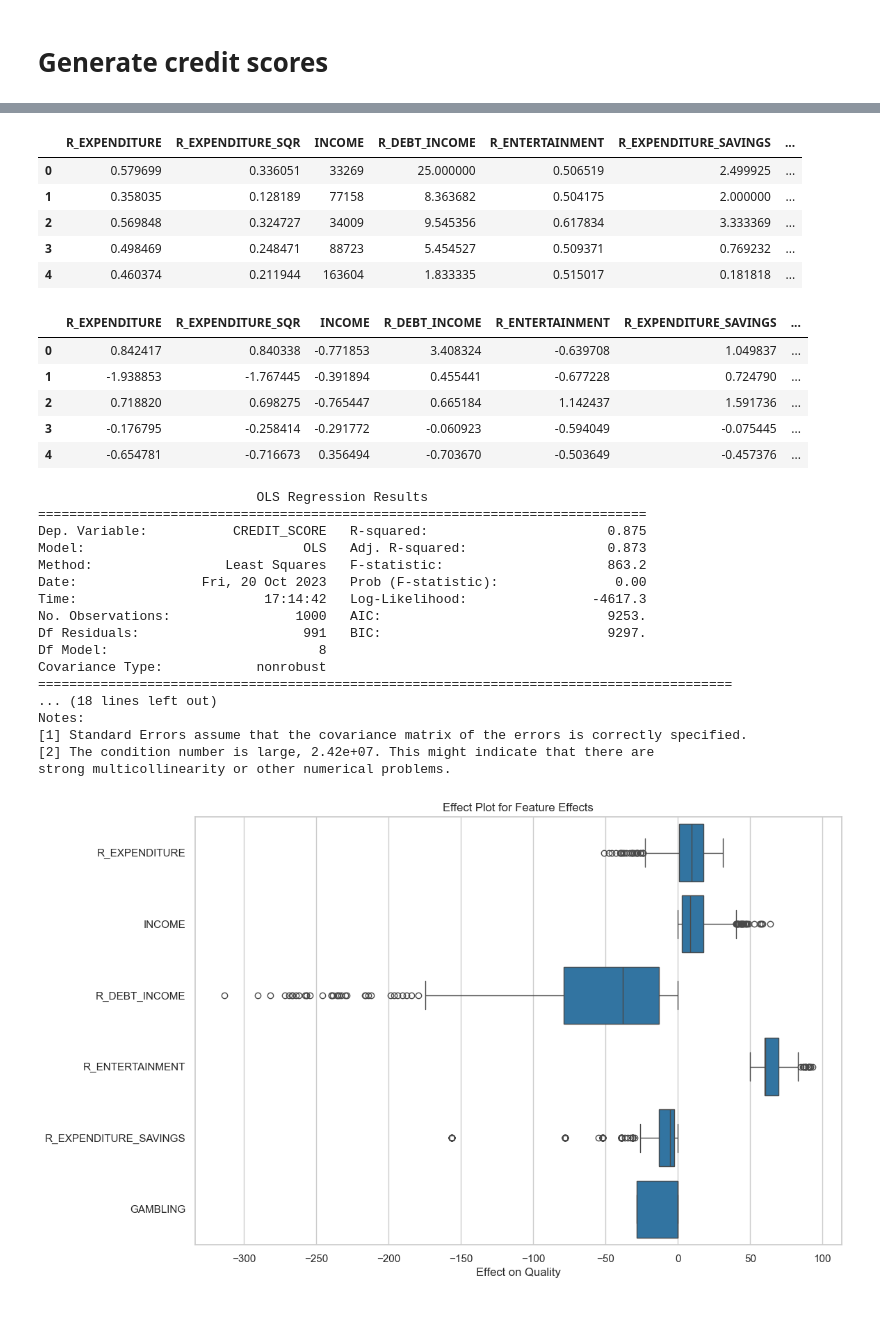
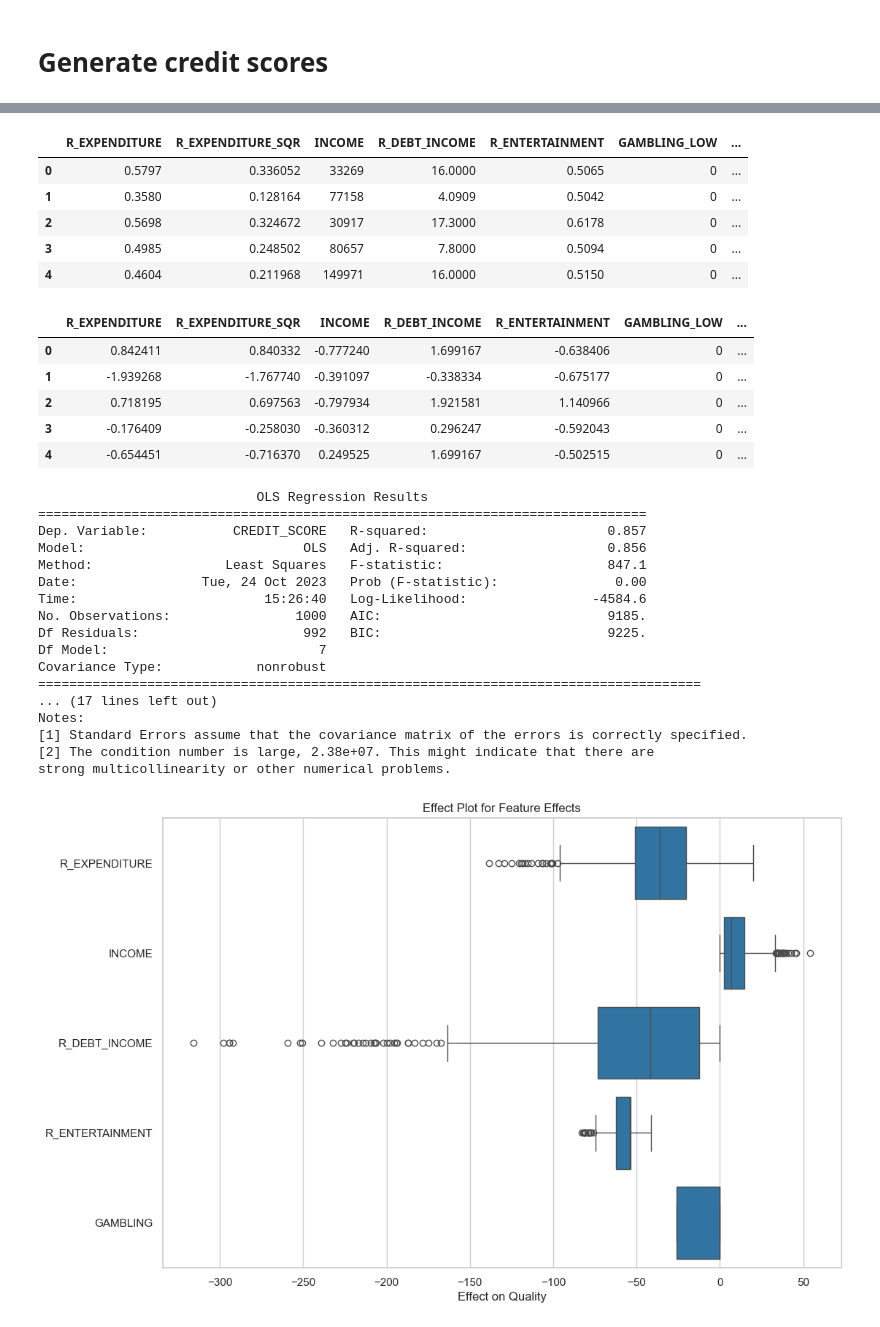
Before and after one commit to a-data-odyssey/XAI-tutorial, a Jupyter notebook: src/misc/transaction_data_generator.ipynb, the cells around one changed output, grey strips where cells are left out. Saved outputs shown, nothing was run; the diff lists cells and outputs as text; code cells hidden in the pictures.

```diff
--- a/src/misc/transaction_data_generator.ipynb
+++ b/src/misc/transaction_data_generator.ipynb
@@ -588,7 +590,7 @@ for CUST_ID,CUST_TYPE in transactions_sum[['CUST_ID','CUST_TYPE']].values:
         features[f"T_{exp_type}_12"] = months_12[exp_type]
         features[f"T_{exp_type}_6"] = months_6[exp_type]
 
-        if months_12[exp_type] == 0:
+        if months_6[exp_type] == 0:
             features[f"R_{exp_type}"] = np.nan
         else:
             features[f"R_{exp_type}"] = months_6[exp_type]/months_12[exp_type]
@@ -676,7 +678,7 @@ df_features
 # Generate credit scores
 # %%
 # Select features used to generate credit score
-df_selected = df_features[['R_EXPENDITURE','INCOME','R_DEBT_INCOME','R_ENTERTAINMENT','R_EXPENDITURE_SAVINGS','T_GAMBLING_12']].copy()
+df_selected = df_features[['R_EXPENDITURE','INCOME','R_DEBT_INCOME','R_ENTERTAINMENT','T_GAMBLING_12']].copy()
 
 # Categorical feature for gambling
 df_selected['GAMBLING_CAT'] = pd.cut(df_selected['T_GAMBLING_12'],bins=[-1,1,1000,50000],labels=['No','Low','High'])
@@ -720,20 +719,20 @@ max                10.002385
 # %%
 # Get model features
-X = df_selected[['R_EXPENDITURE','INCOME','R_DEBT_INCOME','R_ENTERTAINMENT','R_EXPENDITURE_SAVINGS']].copy()
+X = df_selected[['R_EXPENDITURE','INCOME','R_DEBT_INCOME','R_ENTERTAINMENT']].copy()
 X['R_EXPENDITURE_SQR'] = X['R_EXPENDITURE']**2
 X['GAMBLING_NONE'] = df_selected['GAMBLING_CAT'].apply(lambda x: 1 if x == 'No' else 0)
 X['GAMBLING_LOW'] = df_selected['GAMBLING_CAT'].apply(lambda x: 1 if x == 'Low' else 0)
 X['GAMBLING_HIGH']  = df_selected['GAMBLING_CAT'].apply(lambda x: 1 if x == 'High' else 0)
 
-X = X[['R_EXPENDITURE','R_EXPENDITURE_SQR','INCOME','R_DEBT_INCOME','R_ENTERTAINMENT','R_EXPENDITURE_SAVINGS','GAMBLING_LOW','GAMBLING_HIGH']]
+X = X[['R_EXPENDITURE','R_EXPENDITURE_SQR','INCOME','R_DEBT_INCOME','R_ENTERTAINMENT','GAMBLING_LOW','GAMBLING_HIGH']]
 X.head()
 # %% [output]
-|  | R_EXPENDITURE | R_EXPENDITURE_SQR | INCOME | R_DEBT_INCOME | R_ENTERTAINMENT | R_EXPENDITURE_SAVINGS | ... |
-| 0 | 0.579699 | 0.336051 | 33269 | 25.000000 | 0.506519 | 2.499925 | ... |
-| 1 | 0.358035 | 0.128189 | 77158 | 8.363682 | 0.504175 | 2.000000 | ... |
-| 2 | 0.569848 | 0.324727 | 34009 | 9.545356 | 0.617834 | 3.333369 | ... |
-| 3 | 0.498469 | 0.248471 | 88723 | 5.454527 | 0.509371 | 0.769232 | ... |
-| 4 | 0.460374 | 0.211944 | 163604 | 1.833335 | 0.515017 | 0.181818 | ... |
+|  | R_EXPENDITURE | R_EXPENDITURE_SQR | INCOME | R_DEBT_INCOME | R_ENTERTAINMENT | GAMBLING_LOW | ... |
+| 0 | 0.5797 | 0.336052 | 33269 | 16.0000 | 0.5065 | 0 | ... |
+| 1 | 0.3580 | 0.128164 | 77158 | 4.0909 | 0.5042 | 0 | ... |
+| 2 | 0.5698 | 0.324672 | 30917 | 17.3000 | 0.6178 | 0 | ... |
+| 3 | 0.4985 | 0.248502 | 80657 | 7.8000 | 0.5094 | 0 | ... |
+| 4 | 0.4604 | 0.211968 | 149971 | 16.0000 | 0.5150 | 0 | ... |
 # %%
 # Scale features
 from sklearn.preprocessing import StandardScaler, MinMaxScaler
@@ -749,12 +748,12 @@ X_scaled['GAMBLING_HIGH'] = X['GAMBLING_HIGH']
 
 X_scaled.head()
 # %% [output]
-|  | R_EXPENDITURE | R_EXPENDITURE_SQR | INCOME | R_DEBT_INCOME | R_ENTERTAINMENT | R_EXPENDITURE_SAVINGS | ... |
-| 0 | 0.842417 | 0.840338 | -0.771853 | 3.408324 | -0.639708 | 1.049837 | ... |
-| 1 | -1.938853 | -1.767445 | -0.391894 | 0.455441 | -0.677228 | 0.724790 | ... |
-| 2 | 0.718820 | 0.698275 | -0.765447 | 0.665184 | 1.142437 | 1.591736 | ... |
-| 3 | -0.176795 | -0.258414 | -0.291772 | -0.060923 | -0.594049 | -0.075445 | ... |
-| 4 | -0.654781 | -0.716673 | 0.356494 | -0.703670 | -0.503649 | -0.457376 | ... |
+|  | R_EXPENDITURE | R_EXPENDITURE_SQR | INCOME | R_DEBT_INCOME | R_ENTERTAINMENT | GAMBLING_LOW | ... |
+| 0 | 0.842411 | 0.840332 | -0.777240 | 1.699167 | -0.638406 | 0 | ... |
+| 1 | -1.939268 | -1.767740 | -0.391097 | -0.338334 | -0.675177 | 0 | ... |
+| 2 | 0.718195 | 0.697563 | -0.797934 | 1.921581 | 1.140966 | 0 | ... |
+| 3 | -0.176409 | -0.258030 | -0.360312 | 0.296247 | -0.592043 | 0 | ... |
+| 4 | -0.654451 | -0.716370 | 0.249525 | 1.699167 | -0.502515 | 0 | ... |
 # %%
 # did not use this function in the end
 
@@ -779,7 +778,7 @@ def base_score(CUST_TYPE):
 import statsmodels.api as sm
 
 # Generate credit score
-params = {'1':0.01,'2':-0.02,'3':0.01,'4':-0.04,'5':0.005,'6':-0.02,'7':-0.005,'8':-0.02}
+params = {'1':0.01,'2':-0.03,'3':0.01,'4':-0.04,'5':-0.005,'6':-0.02,'7':-0.005,'8':-0.02}
 var = {'1':0.00,'2':0.00,'3':0.03,'4':0.01,'5':0.001,'6':0.001,'7':0.001,'8':0.01}
 X_scaled['BASE_SCORE'] = df_features['CUST_TYPE'].apply(lambda x: base_score(x))
 
@@ -791,7 +790,7 @@ for i in range(len(X_scaled)):
     (params['3'] + np.random.uniform(-var['3'],var['3'])) * X_scaled['INCOME'][i] +
     (params['4'] + np.random.uniform(-var['4'],var['4'])) * X_scaled['R_DEBT_INCOME'][i] +
     (params['5'] + np.random.uniform(-var['5'],var['5'])) * X_scaled['R_ENTERTAINMENT'][i] +
-    (params['6'] + np.random.uniform(-var['6'],var['6'])) * X_scaled['R_EXPENDITURE_SAVINGS'][i] +
+   # (params['6'] + np.random.uniform(-var['6'],var['6'])) * X_scaled['R_EXPENDITURE_SAVINGS'][i] +
     (params['7'] + np.random.uniform(-var['7'],var['7'])) * X_scaled['GAMBLING_LOW'][i] +
     (params['8'] + np.random.uniform(-var['8'],var['8'])) * X_scaled['GAMBLING_HIGH'][i]
     ))
@@ -814,45 +813,45 @@ model = sm.OLS(y, X).fit()
 
 # Output the summary of the model
 model_summary = model.summary()
 
 # Print the summary
 print(model_summary)
 
 # Calculate the feature effects by multiplying weights with feature values
 feature_effects = X * model.params
 
 feature_effects['R_EXPENDITURE'] = feature_effects['R_EXPENDITURE'] + feature_effects['R_EXPENDITURE_SQR']
 feature_effects['GAMBLING'] = feature_effects['GAMBLING_LOW']+feature_effects['GAMBLING_HIGH']
 feature_effects.drop(['const','R_EXPENDITURE_SQR','GAMBLING_LOW','GAMBLING_HIGH'],axis=1,inplace=True)
 
 # Create effect plots using boxplots
 plt.figure(figsize=(12, 8))
 sns.set(style="whitegrid")
 #box plot with no tails
 sns.boxplot(data=feature_effects, orient="h", color="tab:Blue")
 plt.title("Effect Plot for Feature Effects")
 #plt.xlim(-200,100)
 plt.xlabel("Effect on Quality")
 plt.show()
 # %% [output]
                             OLS Regression Results
 ==============================================================================
-Dep. Variable:           CREDIT_SCORE   R-squared:                       0.875
-Model:                            OLS   Adj. R-squared:                  0.873
-Method:                 Least Squares   F-statistic:                     863.2
-Date:                Fri, 20 Oct 2023   Prob (F-statistic):               0.00
-Time:                        17:14:42   Log-Likelihood:                -4617.3
-No. Observations:                1000   AIC:                             9253.
-Df Residuals:                     991   BIC:                             9297.
-Df Model:                           8
+Dep. Variable:           CREDIT_SCORE   R-squared:                       0.857
+Model:                            OLS   Adj. R-squared:                  0.856
+Method:                 Least Squares   F-statistic:                     847.1
+Date:                Tue, 24 Oct 2023   Prob (F-statistic):               0.00
+Time:                        15:26:40   Log-Likelihood:                -4584.6
+No. Observations:                1000   AIC:                             9185.
+Df Residuals:                     992   BIC:                             9225.
+Df Model:                           7
 Covariance Type:            nonrobust
-=========================================================================================
-... (18 lines left out)
+=====================================================================================
+... (17 lines left out)
 Notes:
 [1] Standard Errors assume that the covariance matrix of the errors is correctly specified.
-[2] The condition number is large, 2.42e+07. This might indicate that there are
+[2] The condition number is large, 2.38e+07. This might indicate that there are
 strong multicollinearity or other numerical problems.
-[figure, old version]
+[figure, new version]
 # %%
 #plot predicted vs actual and straight line
 y_pred = model.predict(X)
```
Also changed, not shown: parts of 14 cells of this notebook.
